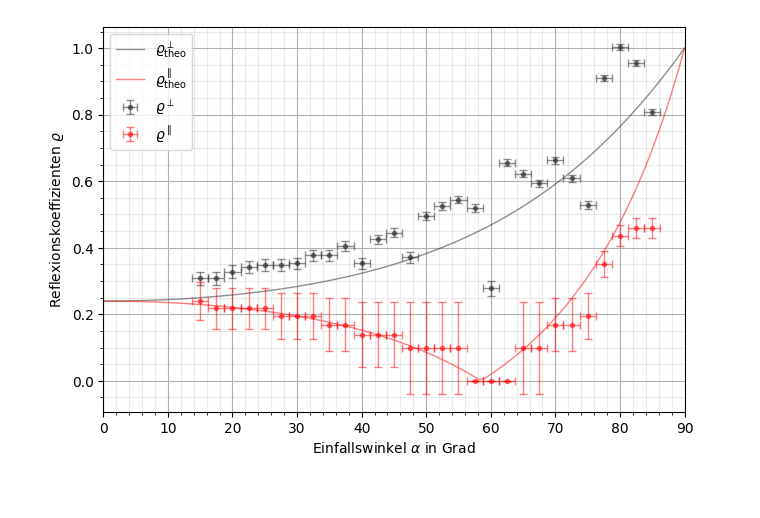
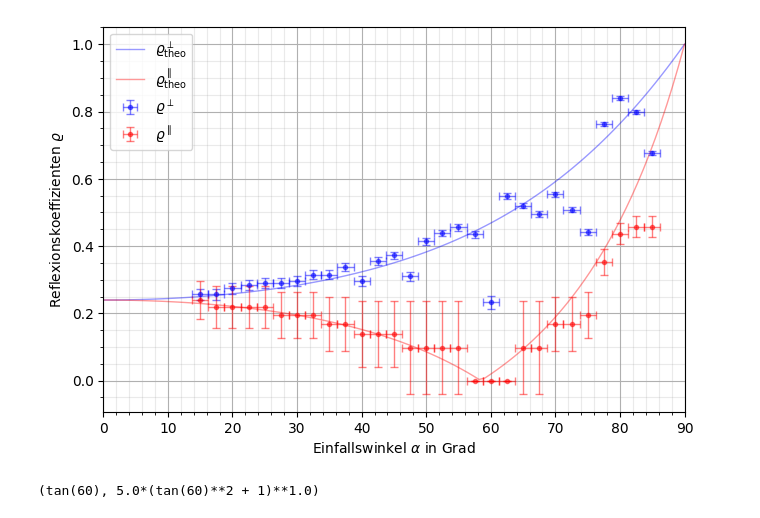
Before and after one commit to CVC97/ExPhy-III-Praktikum, a Jupyter notebook: 23_FFuP/23_FFuP_Carlo.ipynb, the cells around one changed output. Saved outputs shown, nothing was run; the diff lists cells and outputs as text; code cells hidden in the pictures.

Commit message:
Brewster-Winkel.

```diff
--- a/23_FFuP/23_FFuP_Carlo.ipynb
+++ b/23_FFuP/23_FFuP_Carlo.ipynb
@@ -89,7 +89,7 @@ angle_reflection_error = 2.5 / 2
 
 # Berechnung normierte Intensitäten R
 U_base = 0.02 + _nano
-U0_ref = 2.305 + U_base
+U0_ref = 3.305 + U_base
 U90_ref = 1.029 + U_base
 
 U0 = V23_dataframe[:,1] + U_base
@@ -146,25 +146,40 @@ def f_R90_theo(alpha):
 # %%
 fig, ax = plt.subplots(figsize=(7.5,5))
 
 x_plot_alpha = np.linspace(_nano, 90, 100)
 R0_theo = abs(f_R0_theo(x_plot_alpha * _degree))
 R90_theo = abs(f_R90_theo(x_plot_alpha * _degree))
 
-
+#'#FE7018'
 #ax.set_title(r'Korrigierte Steigungen $mr^2$ für variierte Kugelradien')
 ax.set_xlabel(r'Einfallswinkel $\alpha$ in Grad')
 ax.set_ylabel(r'Reflexionskoeffizienten $\varrho$')
 ax.grid()
 ax.grid(which='minor', color='#999999', alpha=0.2, linestyle='-')
 ax.minorticks_on()
-ax.plot(x_plot_alpha, R0_theo, color = '#212121', alpha = 0.5, linewidth = 1, label = r'$\varrho^\perp_\mathrm{theo}$')
-ax.plot(x_plot_alpha, R90_theo, color = 'red', alpha = 0.5, linewidth = 1, label = r'$\varrho^\parallel_\mathrm{theo}$')
-ax.errorbar(angle_reflection, R0, xerr = angle_reflection_error, yerr = R0_error, fmt = '.', color = '#212121', alpha = 0.5, linewidth=1, ecolor = '#212121', capsize=3, label = r'$\varrho^\perp$')
+ax.plot(x_plot_alpha, R0_theo, color = 'blue', alpha = 0.4, linewidth = 1, label = r'$\varrho^\perp_\mathrm{theo}$')
+ax.plot(x_plot_alpha, R90_theo, color = 'red', alpha = 0.4, linewidth = 1, label = r'$\varrho^\parallel_\mathrm{theo}$')
+ax.errorbar(angle_reflection, R0, xerr = angle_reflection_error, yerr = R0_error, fmt = '.', color = 'blue', alpha = 0.5, linewidth=1, ecolor = 'blue', capsize=3, label = r'$\varrho^\perp$')
 ax.errorbar(angle_reflection, R90, xerr = angle_reflection_error, yerr = R90_error, fmt = '.', color = 'red', alpha = 0.5, linewidth=1, ecolor = 'red', capsize=3, label = r'$\varrho^\parallel$')
 ax.legend()
 ax.legend(loc="upper left")
 plt.xlim([0, 90])
 plt.savefig('./V23_Reflexionskoeffizienten.pgf', facecolor = 'white', bbox_inches='tight')
 plt.show()
 # %% [output]
-[figure, old version]
+[figure, new version]
+# %%
+# Brechungsindex aus Brewster-Winkel
+alpha = sy.symbols('alpha')
+
+alpha_B = 60 #* _degree
+alpha_B_error = 5  #* _degree
+
+n_Flint = err_gauss(
+    sy.tan(alpha),
+    alpha, alpha_B, alpha_B_error
+)
+
+n_Flint
+# %% [output]
+(tan(60), 5.0*(tan(60)**2 + 1)**1.0)
```
